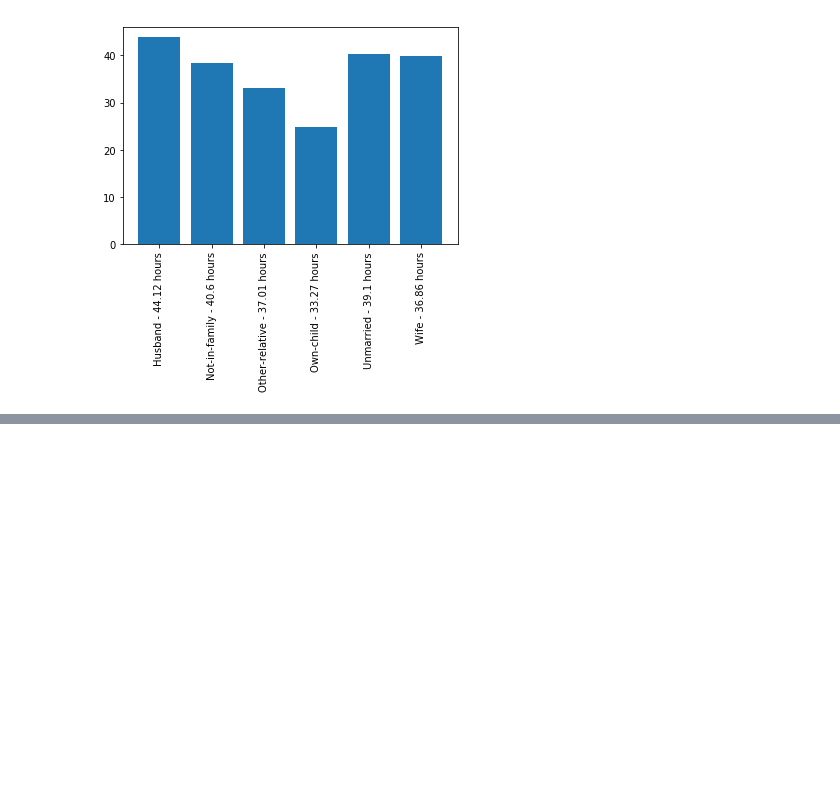
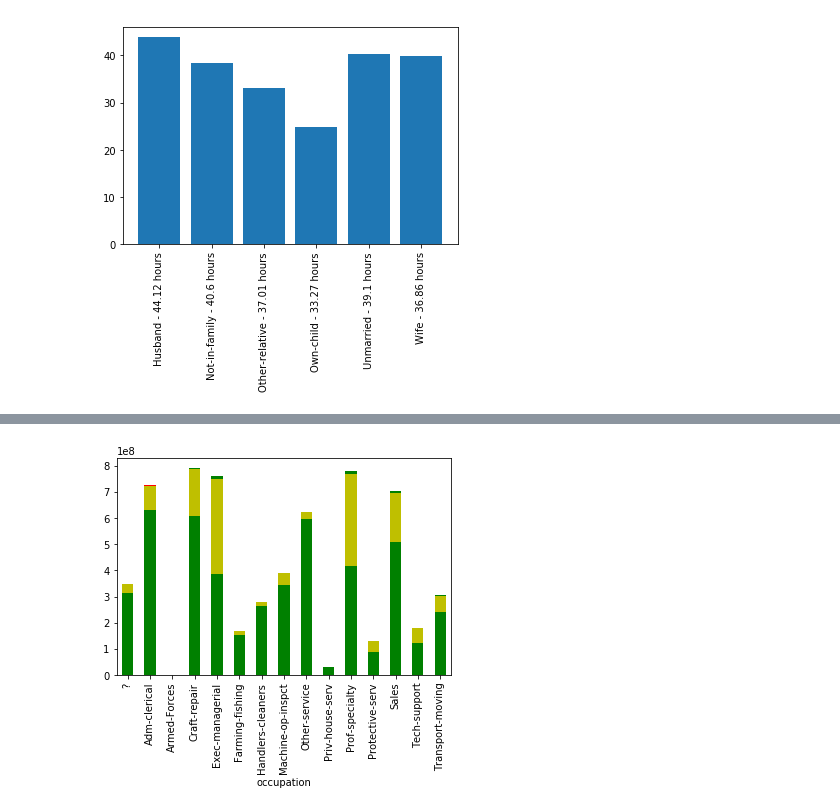
Before and after one commit to higornucci/mineracao-censo-1994-eua, a Jupyter notebook: adult.ipynb, the cells around one changed output, grey strips where cells are left out. Cells and saved outputs as stored; diff of their text form; code cells hidden in the pictures; blank space fills up the shorter version.

```diff
--- a/adult.ipynb
+++ b/adult.ipynb
@@ -62,0 +100,12 @@ Name: age, dtype: float64
+# %%
+#df = dados_completo.pivot(columns='occupation',index='class')
+#plot it
+#df.plot(kind='bar',stacked=True,legend=True)
+#plt.show()
+from itertools import cycle, islice
+my_colors = list(islice(cycle(['b', 'r', 'g', 'y', 'k']), None, len(dados_completo)))
+df1=dados_completo.groupby(['occupation','class']).sum().unstack().fillna(0)
+df1.plot(kind='bar',stacked=True,legend=False, color=my_colors)
+plt.savefig('stacked-bar-occupaton-class.png')
+# %% [output]
+[figure, added]
```
Also changed, not shown: parts of 3 cells of this notebook, 5 other files.
